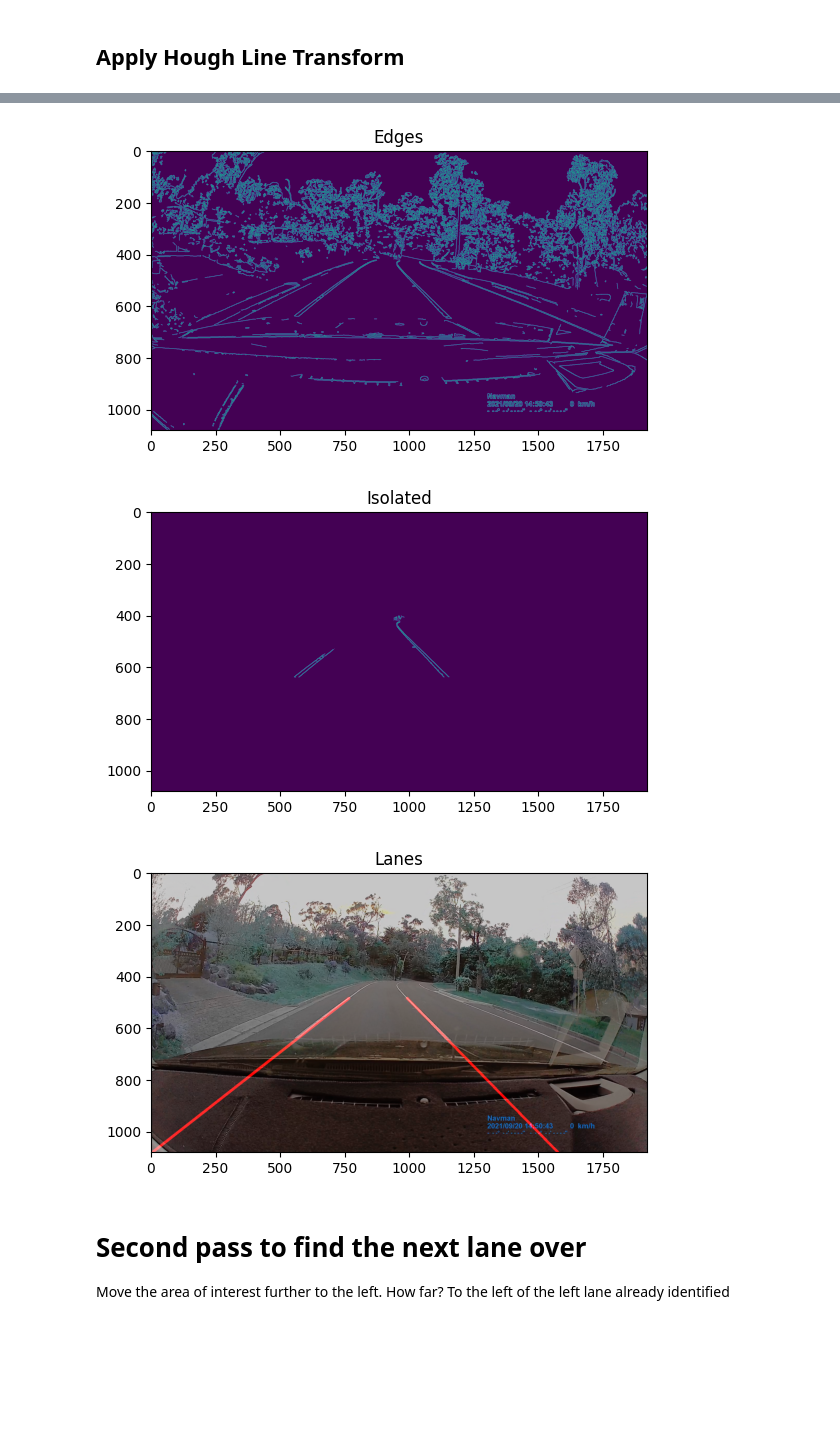
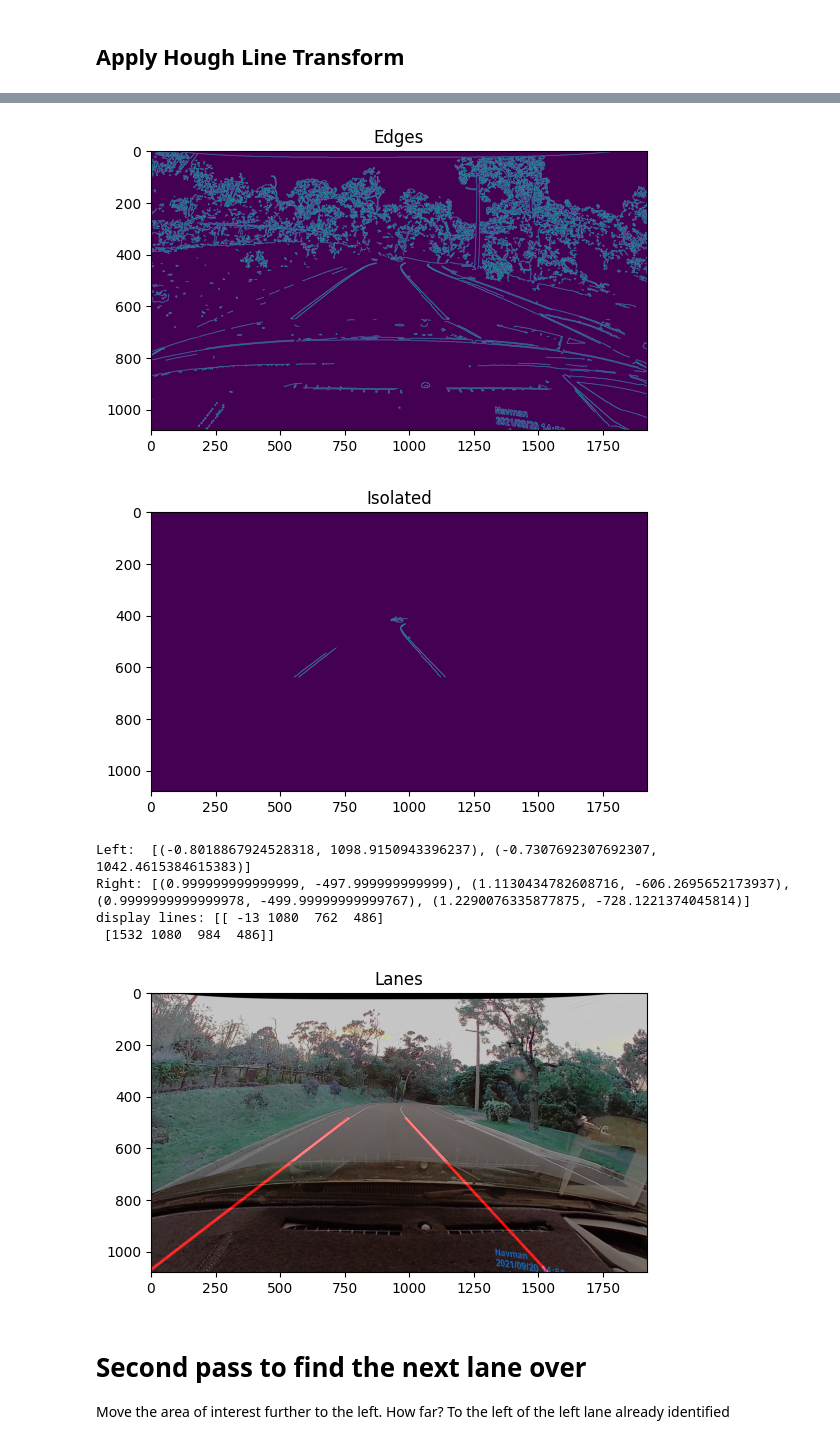
Before and after one commit to tylerrmit/minor_thesis, a Jupyter notebook: jupyter/Lane_Detection.ipynb, the cells around one changed output, grey strips where cells are left out. Drawn from its saved outputs; the diff is of its cells as text; code cells hidden in the pictures; blank space fills up the shorter version.

```diff
--- a/jupyter/Lane_Detection.ipynb
+++ b/jupyter/Lane_Detection.ipynb
@@ -14,11 +14,17 @@ https://github.com/Arun-purakkatt/medium_repo/blob/main/road_lane_detection%20(1
 ## Load image and apply mask
 # %%
 import os
+import sys
 import matplotlib.pylab as plt
 import cv2
 import numpy as np
 
-sample_file = os.path.join(os.pardir, 'data_sources', 'sample_dashcam_lanes.png')
+module_path_root = os.path.abspath(os.pardir)
+if module_path_root not in sys.path:
+    sys.path.append(module_path_root)
+
+#sample_file = os.path.join(os.pardir, 'data_sources', 'sample_dashcam_lanes.png')
+sample_file = os.path.join(module_path_root, 'data_sources', 'dashcam_samples', 'corrected_ram_01_02160.png')
 
 original_image = cv2.imread(sample_file)
 original_image = cv2.cvtColor(original_image, cv2.COLOR_BGR2RGB)
@@ -87,11 +93,11 @@ plt.show()
 lines = cv2.HoughLinesP(
     cropped_image,
     rho           = 2,
-    theta         = np.pi/60,
-    threshold     = 160,
+    theta         = np.pi/60, # 60, 180
+    threshold     = 100, #160, 100
     lines         = np.array([]),
-    minLineLength = 10,
-    maxLineGap    = 100
+    minLineLength = 10, #10, 100
+    maxLineGap    = 50 #100, 5
 )
 
 def draw_lines(img, lines):
@@ -151,20 +157,22 @@ def region(image, triangle):
     return mask
 
 def display_lines(image, lines):
+    print('display lines: ' + str(lines))
     lines_image = np.zeros_like(image)
     #make sure array isn't empty
     if lines is not None:
         for idx, line in enumerate(lines):
-            x1, y1, x2, y2 = line
-            #draw lines on a black image
-            if idx <= 1:
-                color = (255, 0, 0)
-            else:
-                color = (0, 255, 0)
-            cv2.line(lines_image, (x1, y1), (x2, y2), color, 10)
+            if line is not None:
+                x1, y1, x2, y2 = line
+                #draw lines on a black image
+                if idx <= 1:
+                    color = (255, 0, 0)
+                else:
+                    color = (0, 255, 0)
+                cv2.line(lines_image, (x1, y1), (x2, y2), color, 10)
     return lines_image
 
-def average(image, lines, limit, left_only=False):
+def average(image, lines, limit):
     left = []
     right = []
 
@@ -181,21 +189,35 @@ def average(image, lines, limit, left_only=False):
         else:
             right.append((slope, y_int))
 
+    print('Left:  ' + str(left))
+    print('Right: ' + str(right))
+
     #takes average among all the columns (column0: slope, column1: y_int)
-    if not left_only:
+    if len(right) > 0:
         right_avg = np.average(right, axis=0)
-    left_avg = np.average(left, axis=0)
-    #create lines based on averages calculates
-    left_line, left_slope, left_int = make_points(image, left_avg, limit)
-    if not left_only:
         right_line, right_slope, right_int = make_points(image, right_avg, limit)
+    else:
+        right_avg   = None
+        right_line   = None
+        right_slope = None
+        right_int   = None
 
-    if not left_only:
-        return np.array([left_line, right_line]), left_slope, left_int, right_slope, right_int
+    if len(left) > 0:
+        left_avg = np.average(left, axis=0)
+        left_line, left_slope, left_int = make_points(image, left_avg, limit)
     else:
-        return np.array([left_line]), left_slope, left_int
+        left_avg   = None
+        left_line  = None
+        left_slope = None
+        left_int   = None
+
+    return np.array([left_line, right_line]), left_slope, left_int, right_slope, right_int
+
 
 def make_points(image, average, limit):
+    if average is None:
+        return None
+
     slope, y_int = average
     y1 = image.shape[0]
     #how long we want our lines to be --> 3/5 the size of the image
@@ -211,37 +233,41 @@ def make_points(image, average, limit):
 
 
 copy = np.copy(image1)
 
 initial_region = np.array([
     [(500, 640), (int(width/2), 400), (width-500, 640)]
 ])
 
 isolated = region(canny_image, initial_region)
 
 plt.imshow(canny_image)
 plt.title('Edges')
 plt.show()
 
 plt.imshow(isolated)
 plt.title('Isolated')
 plt.show()
 
 #DRAWING LINES: (order of params) --> region of interest, bin size (P, theta), min intersections needed, placeholder array,
 #lines = cv2.HoughLinesP(isolated, 2, np.pi/180, 100, np.array([]), minLineLength=40, maxLineGap=5)
-lines = cv2.HoughLinesP(isolated, 2, np.pi/180, 100, np.array([]), minLineLength=100, maxLineGap=5)
+lines = cv2.HoughLinesP(isolated, 2, np.pi/60, 100, np.array([]), minLineLength=10, maxLineGap=50)
 
-averaged_lines1, left_slope, left_int, right_slope, right_int = average(copy, lines, 9/20)
+averaged_lines1, left_slope1, left_int1, right_slope1, right_int1 = average(copy, lines, 9/20)
 black_lines = display_lines(copy, averaged_lines1)
 #taking wighted sum of original image and lane lines image
 lanes = cv2.addWeighted(copy, 0.8, black_lines, 1, 1)
 
 plt.imshow(lanes)
 plt.title('Lanes')
 plt.show()
 # %% [output]
-[figure, old version]
+[figure, new version]
 [figure]
+Left:  [(-0.8018867924528318, 1098.9150943396237), (-0.7307692307692307, 1042.4615384615383)]
+Right: [(0.999999999999999, -497.999999999999), (1.1130434782608716, -606.2695652173937), (0.9999999999999978, -499.99999999999767), (1.2290076335877875, -728.1221374045814)]
+display lines: [[ -13 1080  762  486]
+ [1532 1080  984  486]]
-[figure, old version]
+[figure, new version]
 # %% [markdown]
 # Second pass to find the next lane over
 
```
Also changed, not shown: parts of 9 cells of this notebook, 38 other files.
